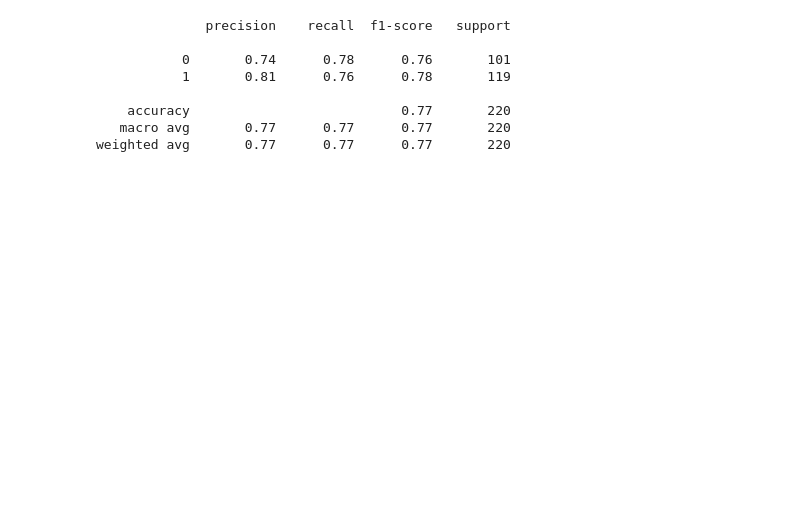
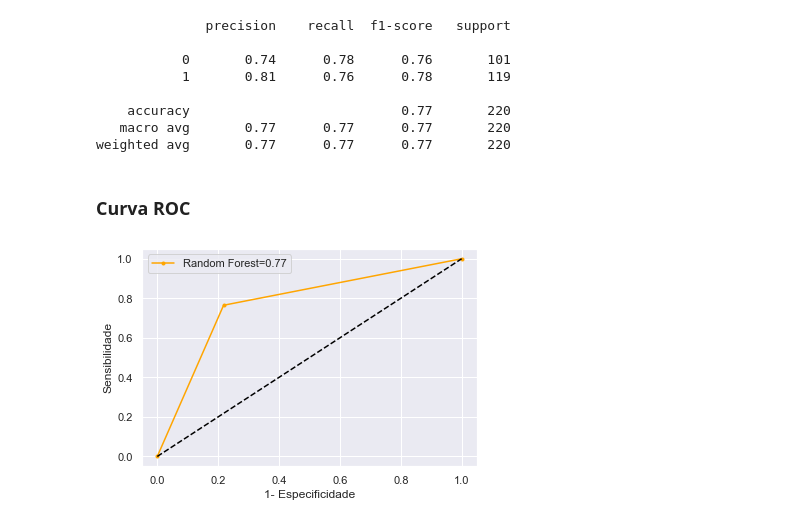
Before and after one commit to joseboas/SEI_SICITE, a Jupyter notebook: Classificacao-Autismo.ipynb, the cells around one changed output. Drawn from its saved outputs; the diff is of its cells as text; code cells hidden in the pictures; blank space fills up the shorter version.

```diff
--- a/Classificacao-Autismo.ipynb
+++ b/Classificacao-Autismo.ipynb
@@ -355,3 +364,19 @@ print(classification_report(y_test, grid.predict(x_test)))
     accuracy                           0.77       220
    macro avg       0.77      0.77      0.77       220
 weighted avg       0.77      0.77      0.77       220
+# %% [markdown]
+### Curva ROC
+# %%
+svc_fp,svc_vp,lim1 = roc_curve(y_test,previsao)
+plt.plot(svc_fp,svc_vp, marker='.', label='Random Forest='+str(round(svc_curva_roc,2)),color="orange")
+plt.plot([0, 1], [0, 1], color='black', linestyle='--')
+# alterando o nome dos eixos
+plt.xlabel('1- Especificidade')
+plt.ylabel('Sensibilidade')
+# Legenda
+plt.legend()
+# Mostrando o gráfico
+plt.show()
+#fig.savefig("images/mlpr_0305.png")
+# %% [output]
+[figure, added]
```
Also changed, not shown: parts of 5 cells of this notebook, 1 other file.
